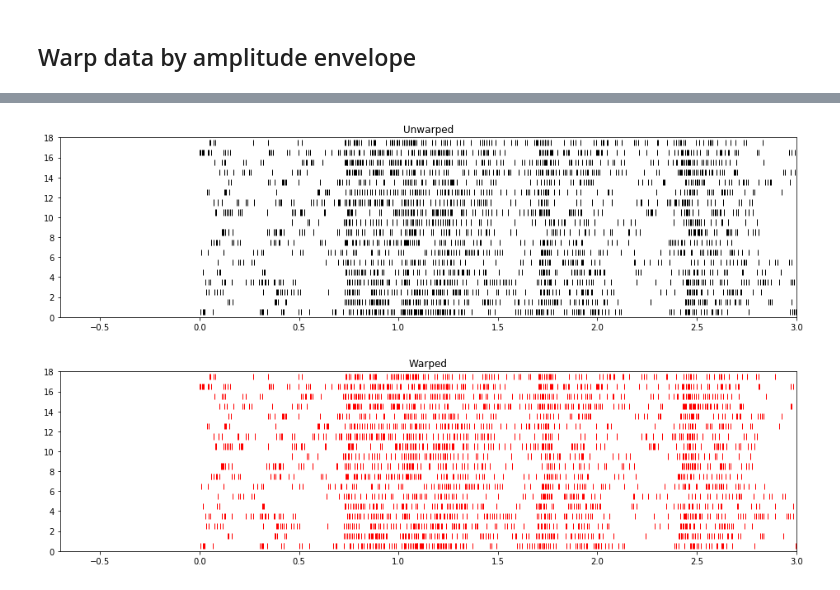
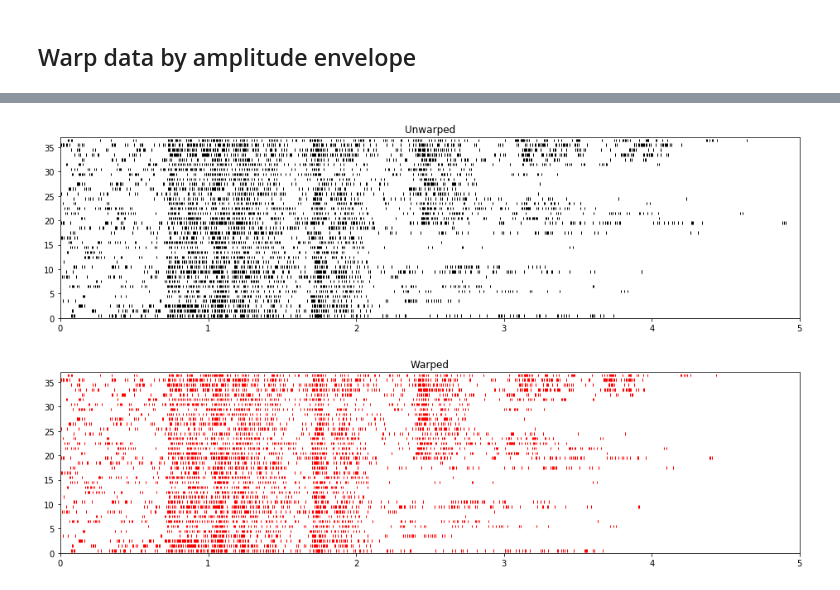
Before and after one commit to theunissenlab/songephys, a Jupyter notebook: notebooks/TWPCA - Tutor vs BOS.ipynb, the cells around one changed output, grey strips where cells are left out. Saved outputs shown, nothing was run; the diff lists cells and outputs as text; code cells hidden in the pictures.

```diff
--- a/notebooks/TWPCA - Tutor vs BOS.ipynb
+++ b/notebooks/TWPCA - Tutor vs BOS.ipynb
@@ -56,4 +63,5 @@ Example tutor song shown
 # %%
-multiseg = MultiSegment(np.array(block.segments)[align3 + align4])
+multiseg = MultiSegment(np.array(block.segments)[align2 + align3 + align4])
+# multiseg = MultiSegment(np.array(block.segments)[alignBOS])
 print multiseg
 # %% [output]
@@ -66,0 +81,14 @@ cut_analogsignals = np.array([s[:minlen] for s in analogsignals])
+# %%
+# Option 1: pad with zeros
+
+maxlen = np.max([s.size for s in analogsignals])
+analogsignals = np.array([np.pad(s,(0, maxlen-len(s)), 'constant') for s in analogsignals])
+original_analogsignals = np.copy(analogsignals)
+
+# Option 2: cut at min length
+# minlen = np.min([s.size for s in analogsignals])
+# analogsignals = np.array([s[:minlen] for s in analogsignals])
+
+# Option 3: pad with NaNs
+# maxlen = np.max([s.size for s in analogsignals])
+# analogsignals = np.array([np.pad(s,(0, maxlen-len(s), np.nan), 'constant', constant_values=(0, np.nan)) for s in analogsignals])
@@ -99,7 +133,7 @@ plt.show()
 # %% [markdown]
 ## Warp data by amplitude envelope
 # %%
-tutor_timewarped = WindowedTimeWarp(
+model = WindowedTimeWarp(
     n_components=1,
     warptype="affine",
     warpinit="zero",
@@ -107,7 +141,7 @@ tutor_timewarped = WindowedTimeWarp(
     time_regularizer=curvature(scale=0.00001, power=1, axis=0)
 )
 # %%
-data = tutor_timewarped.fit_transform(tutor_amp_envelope[:, :, None], 40000, 20000, lr=2e-2, niter=iters)
+aligned_ampenv = model.fit_transform(analogsignals[:, :, None], 40000, 20000, lr=2e-2, niter=iters)
 # %%
 plt.figure(figsize=(16, 6))
 plt.subplot(2, 1, 1)
@@ -144,15 +183,18 @@ warped_spike_times = tutor_timewarped.convert_times(spike_times)
 # %%
+spike_times = multiseg.spike_times(unit=11)
+warped_spike_times = model.convert_times(spike_times)
+
 plt.figure(figsize=(16, 4))
 multiseg.plotter.plot_raster(11)
-plt.xlim(-.7, 3.0)
+plt.xlim(0, 5)
 plt.title("Unwarped")
 plt.show()
 
 plt.figure(figsize=(16, 4))
 raster.plot(warped_spike_times, color="Red")
-plt.xlim(-.7, 3.0)
+plt.xlim(0, 5)
 plt.title("Warped")
 plt.show()
 # %% [output]
-[figure, old version]
+[figure, new version]
-[figure, old version]
+[figure, new version]
```
Also changed, not shown: parts of 33 cells of this notebook.
